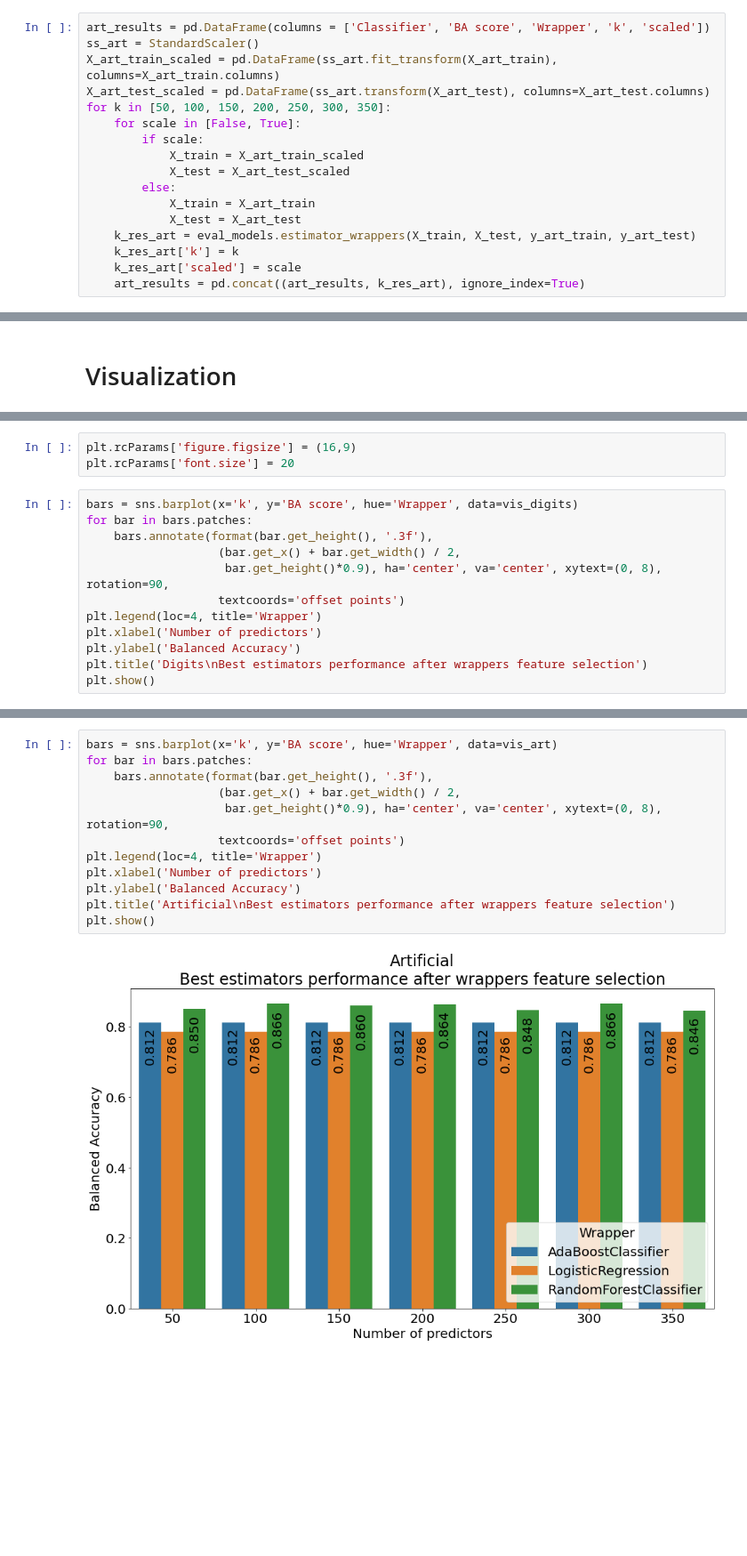
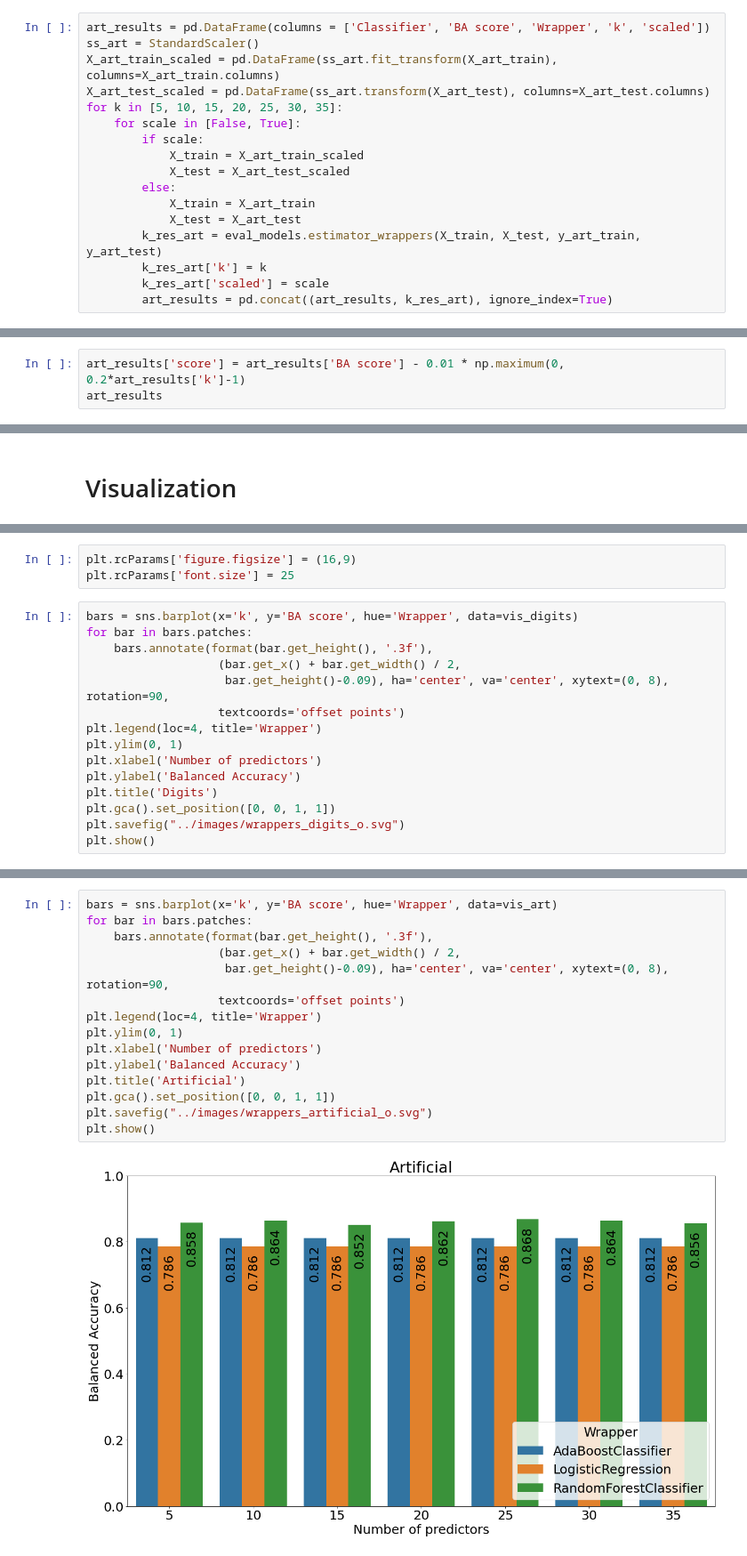
Before and after one commit to pawel99k/AML2022, a Jupyter notebook: Project2/Python_scripts/EstimatorWrappers.ipynb, the cells around one changed output, grey strips where cells are left out. Shown at 89% size. Saved outputs shown, nothing was run; the diff lists cells and outputs as text; blank space fills up the shorter version.

```diff
--- a/Project2/Python_scripts/EstimatorWrappers.ipynb
+++ b/Project2/Python_scripts/EstimatorWrappers.ipynb
@@ -78,7 +79,7 @@ art_results = pd.DataFrame(columns = ['Classifier', 'BA score', 'Wrapper', 'k',
 ss_art = StandardScaler()
 X_art_train_scaled = pd.DataFrame(ss_art.fit_transform(X_art_train), columns=X_art_train.columns)
 X_art_test_scaled = pd.DataFrame(ss_art.transform(X_art_test), columns=X_art_test.columns)
-for k in [50, 100, 150, 200, 250, 300, 350]:
+for k in [5, 10, 15, 20, 25, 30, 35]:
     for scale in [False, True]:
         if scale:
             X_train = X_art_train_scaled
@@ -86,8 +87,8 @@ for k in [50, 100, 150, 200, 250, 300, 350]:
         else:
             X_train = X_art_train
             X_test = X_art_test
-    k_res_art = eval_models.estimator_wrappers(X_train, X_test, y_art_train, y_art_test)
-    k_res_art['k'] = k
-    k_res_art['scaled'] = scale
-    art_results = pd.concat((art_results, k_res_art), ignore_index=True)
+        k_res_art = eval_models.estimator_wrappers(X_train, X_test, y_art_train, y_art_test)
+        k_res_art['k'] = k
+        k_res_art['scaled'] = scale
+        art_results = pd.concat((art_results, k_res_art), ignore_index=True)
 # %% [output]
@@ -126,0 +112,3 @@ art_results
+# %%
+art_results['score'] = art_results['BA score'] - 0.01 * np.maximum(0, 0.2*art_results['k']-1)
+art_results
@@ -150,16 +152,19 @@ vis_digits
 # %%
 plt.rcParams['figure.figsize'] = (16,9)
-plt.rcParams['font.size'] = 20
+plt.rcParams['font.size'] = 25
 # %%
 bars = sns.barplot(x='k', y='BA score', hue='Wrapper', data=vis_digits)
 for bar in bars.patches:
     bars.annotate(format(bar.get_height(), '.3f'),
                    (bar.get_x() + bar.get_width() / 2,
-                    bar.get_height()*0.9), ha='center', va='center', xytext=(0, 8), rotation=90,
+                    bar.get_height()-0.09), ha='center', va='center', xytext=(0, 8), rotation=90,
                    textcoords='offset points')
 plt.legend(loc=4, title='Wrapper')
+plt.ylim(0, 1)
 plt.xlabel('Number of predictors')
 plt.ylabel('Balanced Accuracy')
-plt.title('Digits\nBest estimators performance after wrappers feature selection')
+plt.title('Digits')
+plt.gca().set_position([0, 0, 1, 1])
+plt.savefig("../images/wrappers_digits_o.svg")
 plt.show()
 # %% [output]
@@ -188,14 +193,17 @@ vis_art
 # %%
 bars = sns.barplot(x='k', y='BA score', hue='Wrapper', data=vis_art)
 for bar in bars.patches:
     bars.annotate(format(bar.get_height(), '.3f'),
                    (bar.get_x() + bar.get_width() / 2,
-                    bar.get_height()*0.9), ha='center', va='center', xytext=(0, 8), rotation=90,
+                    bar.get_height()-0.09), ha='center', va='center', xytext=(0, 8), rotation=90,
                    textcoords='offset points')
 plt.legend(loc=4, title='Wrapper')
+plt.ylim(0, 1)
 plt.xlabel('Number of predictors')
 plt.ylabel('Balanced Accuracy')
-plt.title('Artificial\nBest estimators performance after wrappers feature selection')
+plt.title('Artificial')
+plt.gca().set_position([0, 0, 1, 1])
+plt.savefig("../images/wrappers_artificial_o.svg")
 plt.show()
 # %% [output]
-[figure, old version]
+[figure, new version]
```
Also changed, not shown: parts of 10 cells of this notebook, 1 other file.
